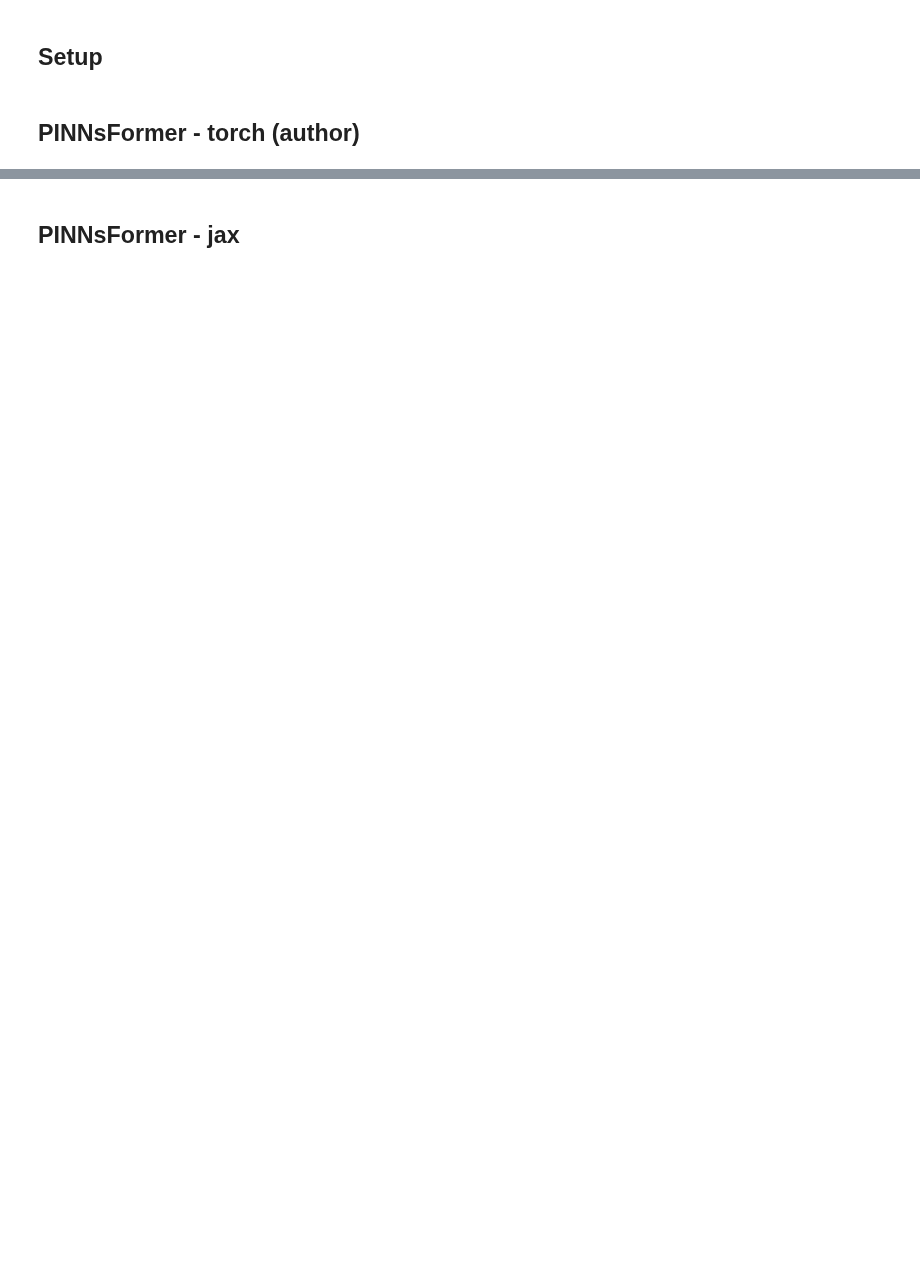
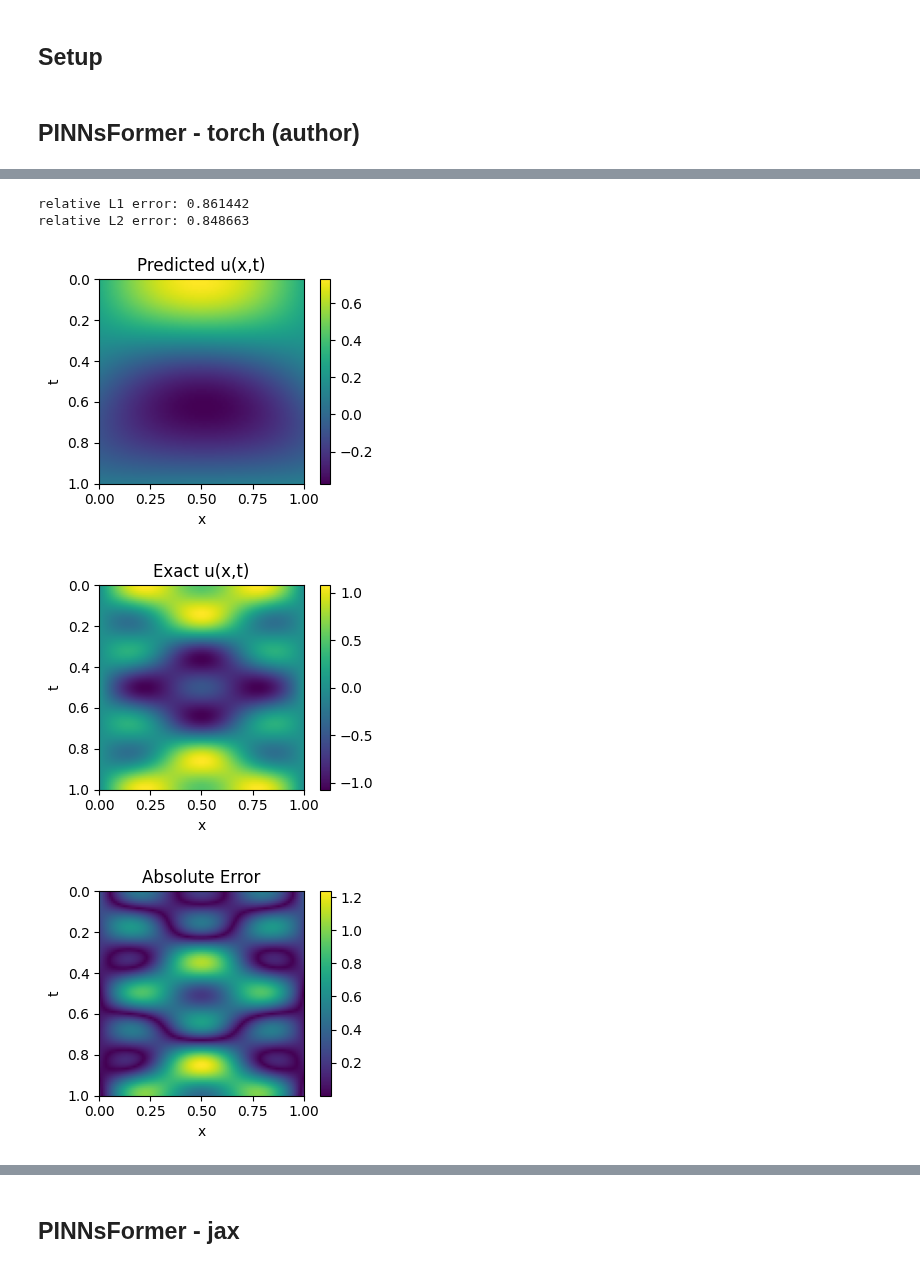
Before and after one commit to NeuralNut/pgdl, a Jupyter notebook: seq-to-seq.ipynb, the cells around one changed output, grey strips where cells are left out. Saved outputs shown, nothing was run; the diff lists cells and outputs as text; code cells hidden in the pictures; blank space fills up the shorter version.

Commit message:
nearly done with pinnsformer

```diff
--- a/seq-to-seq.ipynb
+++ b/seq-to-seq.ipynb
@@ -271,0 +303,12 @@ tensor([[[0.0132],
+# %%
+torch_model = PINNsformer(d_out=1, d_hidden=512, d_model=32, N=1, heads=2).to(device)
+
+torch_model.apply(init_weights)
+# optim = LBFGS(torch_model.parameters(), line_search_fn='strong_wolfe')
+
+print(torch_model)
+print(get_n_params(torch_model))
+
+optim = Adam(torch_model.parameters(), lr=1e-4)
+
+n_params = get_n_params(torch_model)
@@ -271,0 +404,59 @@ tensor([[[0.0132],
+# %%
+# Visualize PINNsformer
+res_test = make_time_sequence(res_test, num_step=5, step=step_size)
+res_test = torch.tensor(res_test, dtype=torch.float32, requires_grad=True).to(device)
+x_test, t_test = res_test[:,:,0:1], res_test[:,:,1:2]
+
+with torch.no_grad():
+    pred = torch_model(x_test, t_test)[:,0:1]
+    pred = pred.cpu().detach().numpy()
+
+pred = pred.reshape(101,101)
+
+def u_ana(x,t):
+    return np.sin(np.pi*x) * np.cos(2*np.pi*t) + 0.5 * np.sin(3*np.pi*x) * np.cos(6*np.pi*t)
+
+res_test, _, _, _, _ = get_data([0,1], [0,1], 101, 101)
+u = u_ana(res_test[:,0], res_test[:,1]).reshape(101,101)
+
+rl1 = np.sum(np.abs(u-pred)) / np.sum(np.abs(u))
+rl2 = np.sqrt(np.sum((u-pred)**2) / np.sum(u**2))
+
+print('relative L1 error: {:4f}'.format(rl1))
+print('relative L2 error: {:4f}'.format(rl2))
+
+plt.figure(figsize=(4,3))
+plt.imshow(pred, extent=[0,1,1,0])
+plt.xlabel('x')
+plt.ylabel('t')
+plt.title('Predicted u(x,t)')
+plt.colorbar()
+plt.tight_layout()
+plt.savefig('./1dwave_pinnsformer_pred.png')
+plt.show()
+
+plt.figure(figsize=(4,3))
+plt.imshow(u, extent=[0,1,1,0])
+plt.xlabel('x')
+plt.ylabel('t')
+plt.title('Exact u(x,t)')
+plt.colorbar()
+plt.tight_layout()
+plt.savefig('./1dwave_exact.png')
+plt.show()
+
+plt.figure(figsize=(4,3))
+plt.imshow(np.abs(pred - u), extent=[0,1,1,0])
+plt.xlabel('x')
+plt.ylabel('t')
+plt.title('Absolute Error')
+plt.colorbar()
+plt.tight_layout()
+plt.savefig('./1dwave_pinnsformer_error.png')
+plt.show()
+# %% [output]
+relative L1 error: 0.861442
+relative L2 error: 0.848663
+[figure, added]
+[figure, added]
+[figure, added]
```
Also changed, not shown: parts of 20 cells of this notebook.
